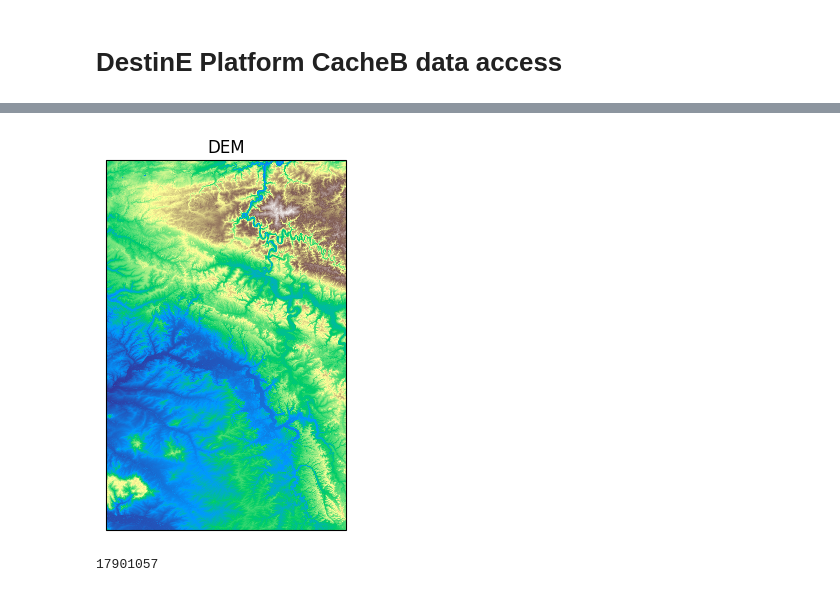
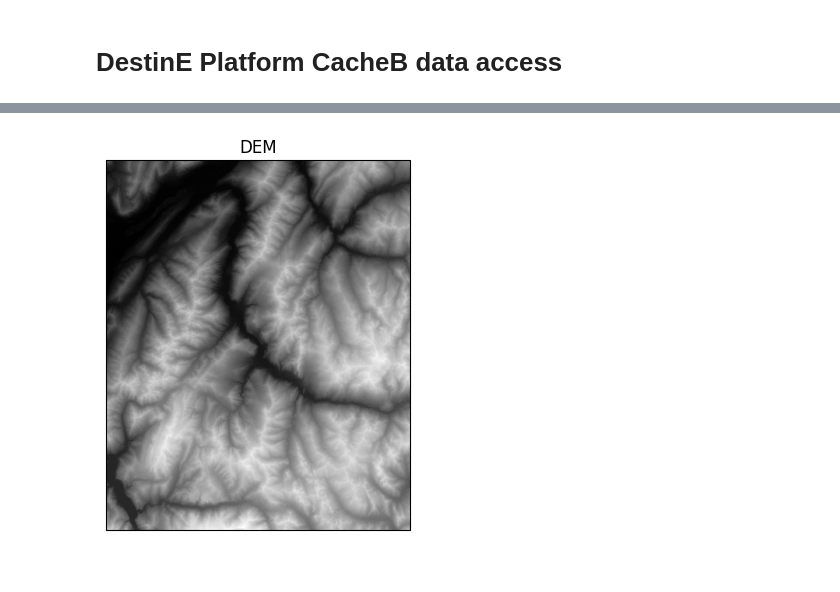
Before and after one commit to sebastien-tetaud/destine-godot-mvp, a Jupyter notebook: notebook.ipynb, the cells around one changed output, grey strips where cells are left out. Cells and saved outputs as stored; diff of their text form; code cells hidden in the pictures.

Commit message:
clean basic notebook to access and save dem

```diff
--- a/notebook.ipynb
+++ b/notebook.ipynb
@@ -20,2 +54,3 @@ data = xr.open_dataset(
 # %%
-dsm = data.dsm.sel(**{"lat": slice(49, 50.1), "lon": slice(4, 5.1)})
+dsm = data.dsm.sel(**{"lat": slice(45, 45.6), "lon": slice(6, 6.7)})
+dsm
@@ -28,16 +88,8 @@ min elevation = 51.4609375
-# %%
-dsm = dsm.load()
-# Convert grayscale image to a NumPy array
-elevation_data = np.array(dsm)
-# Normalize the data to 16-bit range (0–65535)
-elevation_data_normalized = (elevation_data / 255.0 * 65535).astype(np.uint16)
-# Save as a 16-bit PNG heightmap
-plt.imsave("heightmap.png", elevation_data_normalized, cmap="terrain", format="png")
 # %%
 ax = plt.axes(projection=ccrs.Mercator())
-dsm.plot(ax=ax, transform=ccrs.PlateCarree(), cmap="terrain",add_colorbar=False)
+dsm.plot(ax=ax, transform=ccrs.PlateCarree(), cmap="Greys_r",add_colorbar=False)
 plt.savefig("heightmap.png", pad_inches=0, bbox_inches='tight', transparent=True)
 plt.title("DEM")
 plt.show()
 # %% [output]
-[figure, old version]
+[figure, new version]
@@ -48,4 +95,0 @@ df = pd.read_csv("/home/ubuntu/project/destine-godot-mvp/data/LHD_FXX_0649_6860_
-# %%
-len(df)
-# %% [output]
-17901057
```
Also changed, not shown: parts of 8 cells of this notebook.
